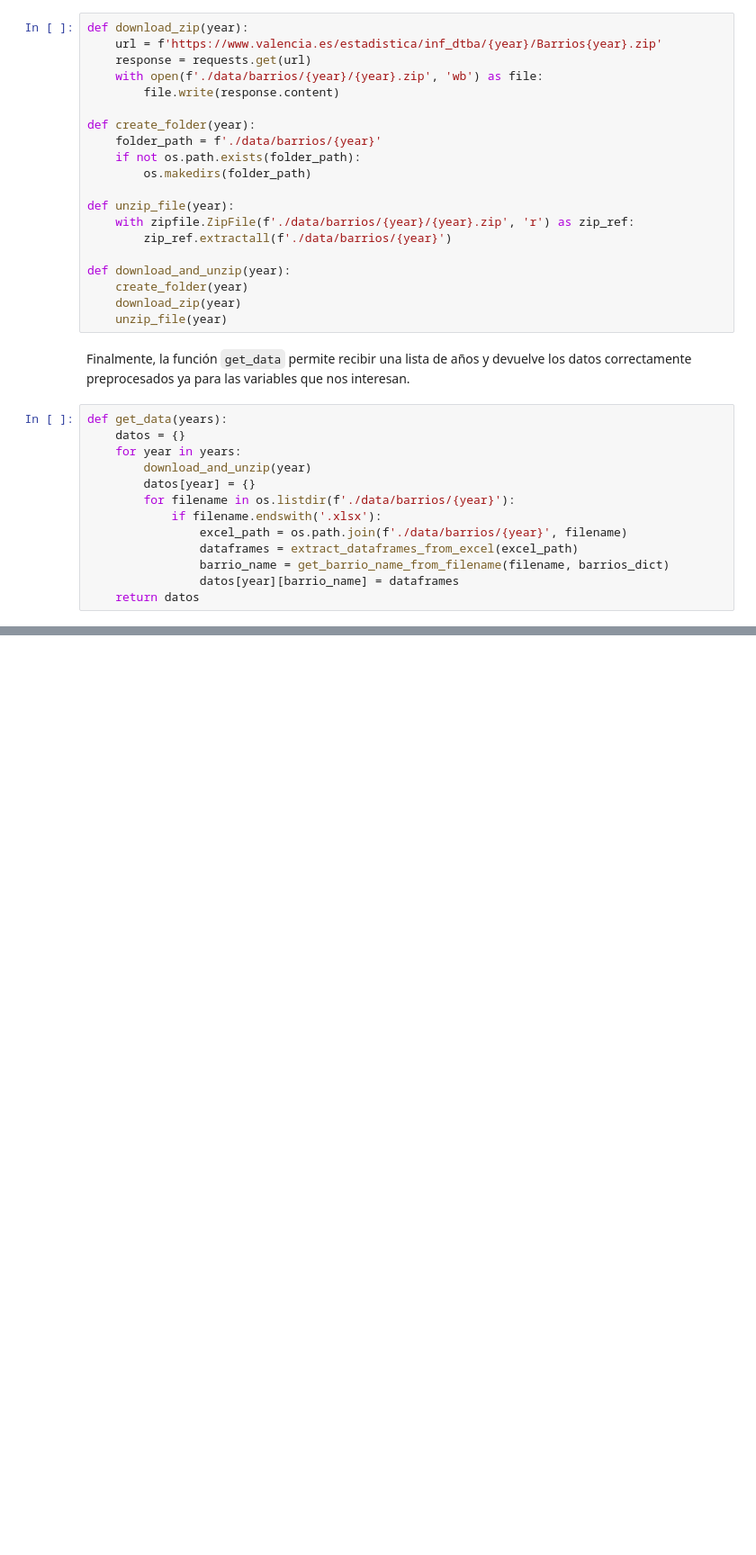
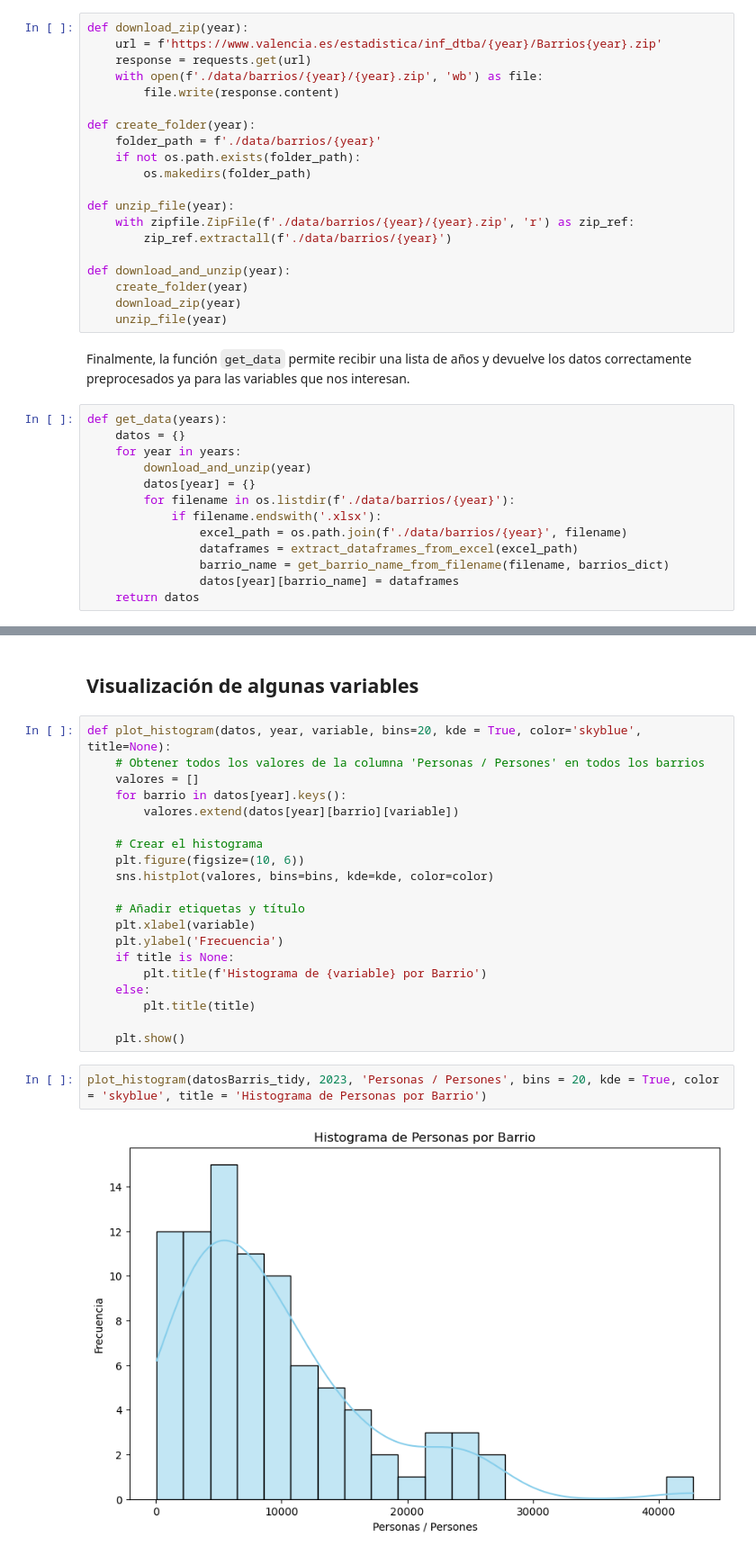
Before and after one commit to esedesam/mcd-nlp-proyecto, a Jupyter notebook: dataBarris.ipynb, the cells around one changed output, grey strips where cells are left out. Shown at 90% size. Drawn from its saved outputs; the diff is of its cells as text; blank space fills up the shorter version.

```diff
--- a/dataBarris.ipynb
+++ b/dataBarris.ipynb
@@ -216,0 +353,26 @@ datosBarris[2023]['BENICALAP']['Padrón_Población_por_sexo_y_edad_(grandes_grup
+# %% [markdown]
+## Visualización de algunas variables
+# %%
+def plot_histogram(datos, year, variable, bins=20, kde = True, color='skyblue', title=None):
+    # Obtener todos los valores de la columna 'Personas / Persones' en todos los barrios
+    valores = []
+    for barrio in datos[year].keys():
+        valores.extend(datos[year][barrio][variable])
+
+    # Crear el histograma
+    plt.figure(figsize=(10, 6))
+    sns.histplot(valores, bins=bins, kde=kde, color=color)
+
+    # Añadir etiquetas y título
+    plt.xlabel(variable)
+    plt.ylabel('Frecuencia')
+    if title is None:
+        plt.title(f'Histograma de {variable} por Barrio')
+    else:
+        plt.title(title)
+
+    plt.show()
+# %%
+plot_histogram(datosBarris_tidy, 2023, 'Personas / Persones', bins = 20, kde = True, color = 'skyblue', title = 'Histograma de Personas por Barrio')
+# %% [output]
+[figure, added]
```
Also changed, not shown: parts of 8 cells of this notebook.
